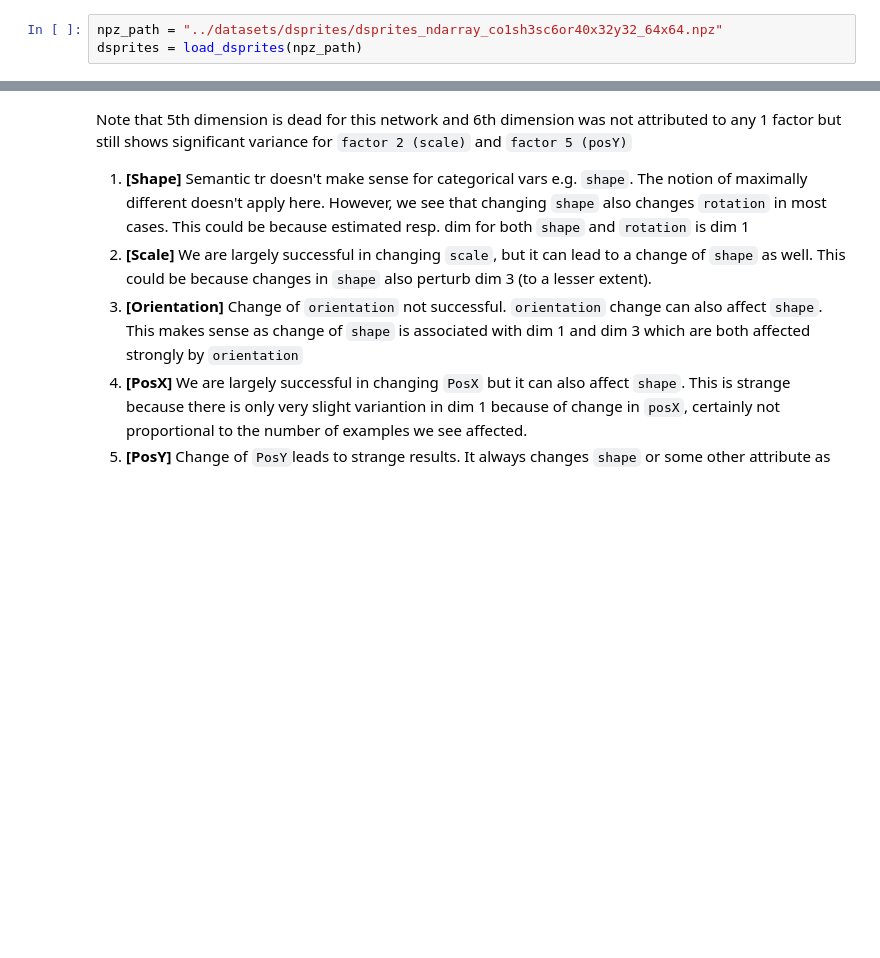
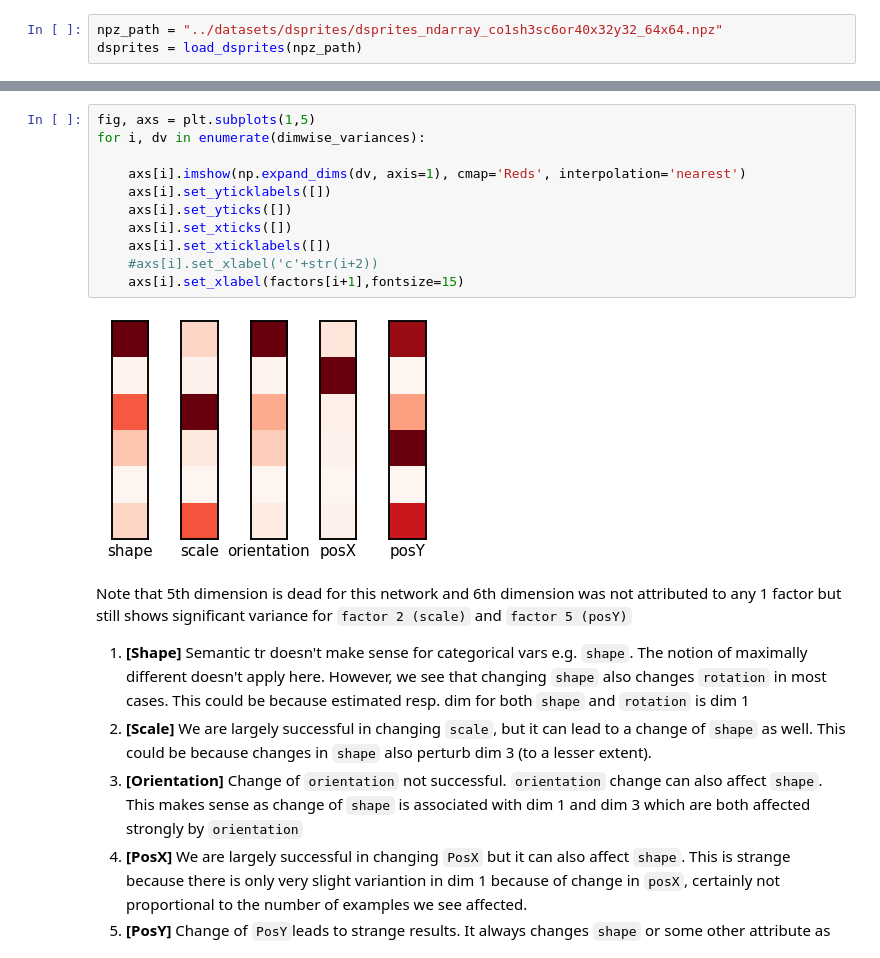
Before and after one commit to muhammadyaseen/vae-disentanglement, a Jupyter notebook: Latent Space Semantics.ipynb, the cells around one changed output, grey strips where cells are left out. Cells and saved outputs as stored; diff of their text form; blank space fills up the shorter version.

```diff
--- a/Latent Space Semantics.ipynb
+++ b/Latent Space Semantics.ipynb
@@ -71,3 +63,16 @@ For factor 5 (posY) estimated responsible dim is 4.
+# %%
+fig, axs = plt.subplots(1,5)
+for i, dv in enumerate(dimwise_variances):
+
+    axs[i].imshow(np.expand_dims(dv, axis=1), cmap='Reds', interpolation='nearest')
+    axs[i].set_yticklabels([])
+    axs[i].set_yticks([])
+    axs[i].set_xticks([])
+    axs[i].set_xticklabels([])
+    #axs[i].set_xlabel('c'+str(i+2))
+    axs[i].set_xlabel(factors[i+1],fontsize=15)
+# %% [output]
+[figure, added]
 # %% [markdown]
 Note that 5th dimension is dead for this network and 6th dimension was not attributed to any 1 factor but still shows significant variance for `factor 2 (scale)` and `factor 5 (posY)`
 
```
Also changed, not shown: parts of 12 cells of this notebook, 5 other files.
